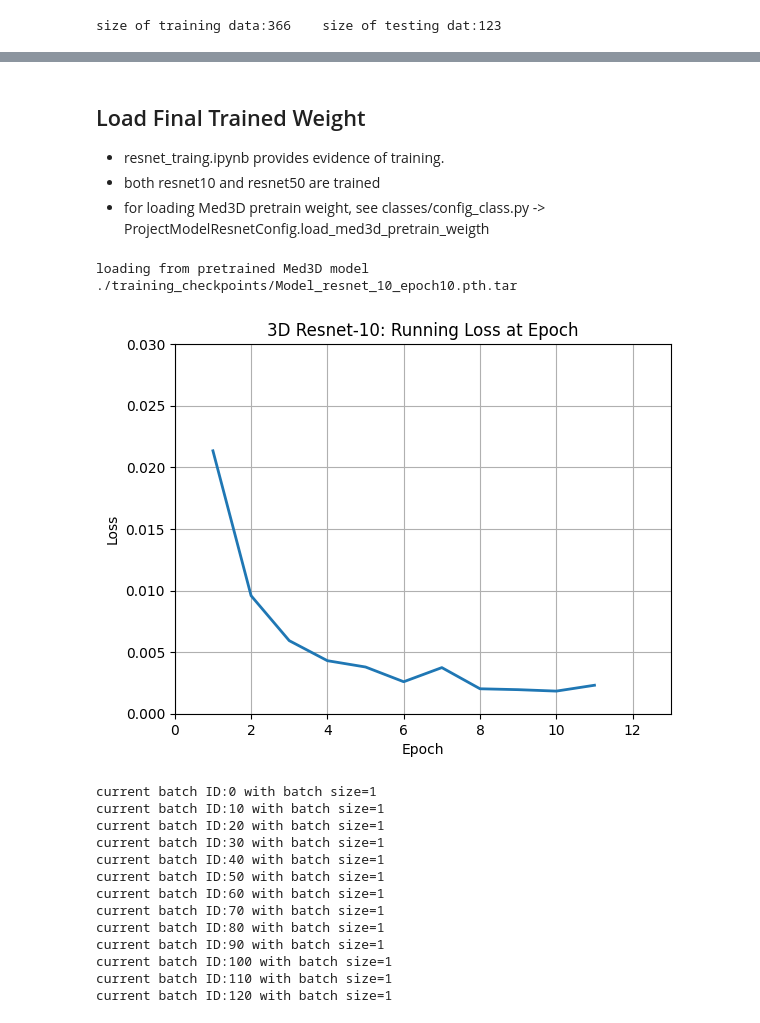
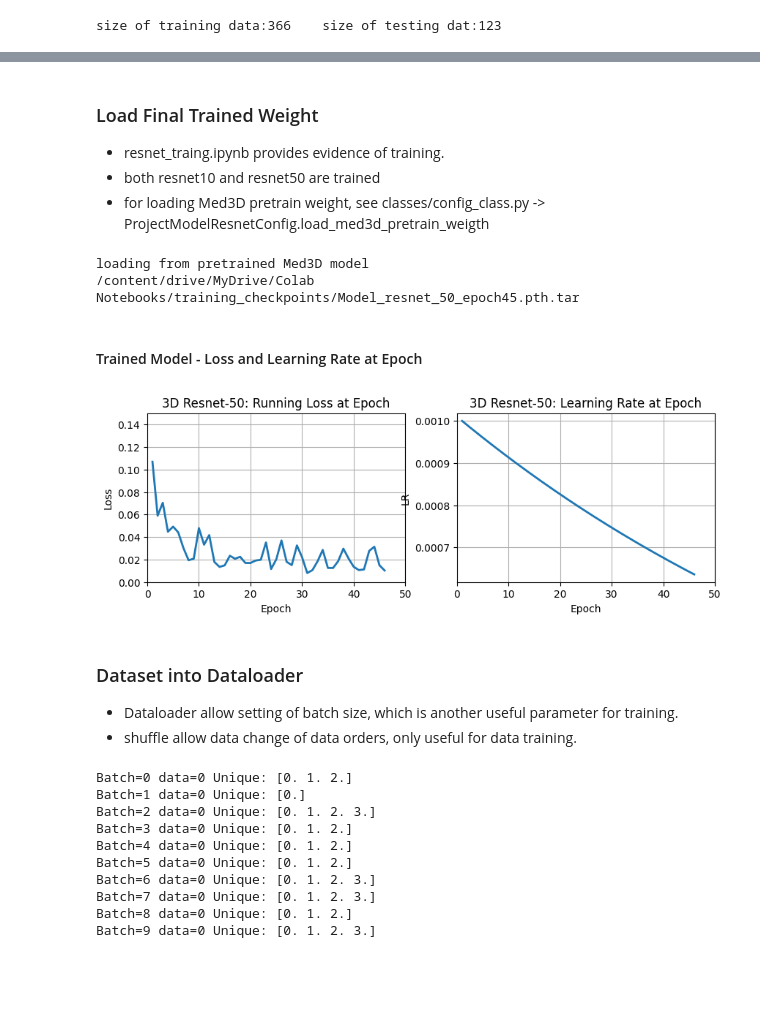
Before and after one commit to Gab-Gotsis/kidney-identification-unet3D, a Jupyter notebook: main_notebook.ipynb, the cells around one changed output, grey strips where cells are left out. Drawn from its saved outputs; the diff is of its cells as text; code cells hidden in the pictures; blank space fills up the shorter version.

```diff
--- a/main_notebook.ipynb
+++ b/main_notebook.ipynb
@@ -374,3 +348,4 @@ This problem is 3D volume segmentation. Popular neural network for the task are
 - Due to heavy computational requirements to achieve the task, code is to function with CUDA.
 # %%
 device = torch.device("cuda" if torch.cuda.is_available() else "cpu")
+no_cuda = False if torch.cuda.is_available() else True
@@ -413,7 +396,7 @@ size of training data:366    size of testing dat:123
 - network can be printed to confirm that tail is modified to 4 classes.
 - Resnet 10 or 50 can be selected here
 # %%
-proj_config = ProjectModelResnetConfig(model_depth=50, no_cuda = True, n_seg_classes=4)
+proj_config = ProjectModelResnetConfig(model_depth=50, no_cuda = no_cuda, n_seg_classes=4)
 proj_resnet_model, _ = resnet_model_generator.generate_model(proj_config)
 proj_config.set_net_model(proj_resnet_model)
 # %%
@@ -436,5 +420,5 @@ test_data.case_names = test_data.case_names[:10]
 # %% [markdown]
-## Load Final Trained Weight
+### Load Final Trained Weight
 - resnet_traing.ipynb provides evidence of training.
 - both resnet10 and resnet50 are trained
 - for loading Med3D pretrain weight, see classes/config_class.py -> ProjectModelResnetConfig.load_med3d_pretrain_weigth
@@ -446,9 +430,11 @@ if train_from_pretrained:
     print("loading from pretrained Med3D model")
     check_point_path = os.path.join(base_dir, "training_checkpoints")
     if proj_config.model_depth == 10:
-        checkpoint, epoch_res = proj_config.load_weight_from_epoch("./training_checkpoints/Model_resnet_10_epoch10.pth.tar")
+        check_point_path = os.path.join(check_point_path, "Model_resnet_10_epoch10.pth.tar")
+        checkpoint, epoch_res = proj_config.load_weight_from_epoch(check_point_path)
     elif proj_config.model_depth == 50:
-        checkpoint, epoch_res = proj_config.load_weight_from_epoch("./training_checkpoints/Model_resnet_50_epoch10.pth.tar")
+        check_point_path = os.path.join(check_point_path, "Model_resnet_50_epoch45.pth.tar")
+        checkpoint, epoch_res = proj_config.load_weight_from_epoch(check_point_path)
     else:
         raise Exception("Only depth 10 and 50 are used for now.")
     optimizer.load_state_dict(checkpoint['optimizer'])
@@ -457,4 +443,4 @@ else:
     raise Exception("Only trained weight can be loaded for this notebook. Check other notebook for training of model.")
 # %% [output]
 loading from pretrained Med3D model
-./training_checkpoints/Model_resnet_10_epoch10.pth.tar
+/content/drive/MyDrive/Colab Notebooks/training_checkpoints/Model_resnet_50_epoch45.pth.tar
@@ -463,12 +447,26 @@ data_loader = DataLoader(test_data, batch_size=proj_config.batch_size, shuffle=F
+# %% [markdown]
+#### Trained Model - Loss and Learning Rate at Epoch
 # %%
 # plot
-fig, ax = plt.subplots()
-plt.title("3D Resnet-{}: Running Loss at Epoch".format(proj_config.model_depth))
-plt.xlabel("Epoch")
-plt.ylabel("Loss")
-ax.set(xlim=(0, 13), ylim=(0, 0.03))
-ax.plot(np.array(epoch_res.epoch_list) + 1, epoch_res.loss_list, linewidth=2.0)
-plt.grid()
+fig, ax = plt.subplots(1, 2, figsize=(10, 3))
+ax[0].plot(np.array(epoch_res.epoch_list) + 1, epoch_res.loss_list, linewidth=2.0)
+ax[0].title.set_text("3D Resnet-{}: Running Loss at Epoch".format(proj_config.model_depth))
+ax[0].set_xlabel("Epoch")
+ax[0].set_ylabel("Loss")
+ax[0].set_xlim(0, 50)
+ax[0].set_ylim(0, 0.15)
+ax[0].grid()
+
+ax[1].plot(np.array(epoch_res.epoch_list) + 1, epoch_res.lr_list, linewidth=2.0)
+ax[1].title.set_text("3D Resnet-{}: Learning Rate at Epoch".format(proj_config.model_depth))
+ax[1].set_xlabel("Epoch")
+ax[1].set_ylabel("LR")
+ax[1].set_xlim(0, 50)
+ax[1].grid()
 plt.show()
 # %% [output]
-[figure, old version]
+[figure, new version]
+# %% [markdown]
+### Dataset into Dataloader
+- Dataloader allow setting of batch size, which is another useful parameter for training.
+- shuffle allow data change of data orders, only useful for data training.
@@ -479,6 +479,7 @@ outputs = None
 proj_config.nn_model.eval()
 for batch_id, batch_data in enumerate(data_loader):
     imgs, segs = batch_data
+
     if not proj_config.no_cuda:
         imgs = imgs.cuda()
     with torch.no_grad():
@@ -491,29 +492,25 @@ for batch_id, batch_data in enumerate(data_loader):
     # loop through batch size
     for i, img in enumerate(imgs):
         output = outputs[i]
+        print("Batch={} data={} Unique: {}".format(batch_id, i, np.unique(segs)))
+        if not no_cuda:
+            output = output.to('cpu')
         # scale only z, y, x
         output = ndimage.zoom(output, scale, order=1)
         # selecting armax layer to form segmentation
         output = np.argmax(output, axis=0)
         masks.append(output)
-    if batch_id % 10 == 0:
-        print("current batch ID:{} with batch size={}".format(batch_id, batchsize))
-        # if batch_id != 0:
-            #     break
 # %% [output]
-current batch ID:0 with batch size=1
-current batch ID:10 with batch size=1
-current batch ID:20 with batch size=1
-current batch ID:30 with batch size=1
-current batch ID:40 with batch size=1
-current batch ID:50 with batch size=1
-current batch ID:60 with batch size=1
-current batch ID:70 with batch size=1
-current batch ID:80 with batch size=1
-current batch ID:90 with batch size=1
-current batch ID:100 with batch size=1
-current batch ID:110 with batch size=1
-current batch ID:120 with batch size=1
+Batch=0 data=0 Unique: [0. 1. 2.]
+Batch=1 data=0 Unique: [0.]
+Batch=2 data=0 Unique: [0. 1. 2. 3.]
+Batch=3 data=0 Unique: [0. 1. 2.]
+Batch=4 data=0 Unique: [0. 1. 2.]
+Batch=5 data=0 Unique: [0. 1. 2.]
+Batch=6 data=0 Unique: [0. 1. 2. 3.]
+Batch=7 data=0 Unique: [0. 1. 2. 3.]
+Batch=8 data=0 Unique: [0. 1. 2.]
+Batch=9 data=0 Unique: [0. 1. 2. 3.]
 # %%
 def seg_eval(pred_mask, true_mask, num_classes):
     """
```
Also changed, not shown: parts of 41 cells of this notebook, 2 other files.
